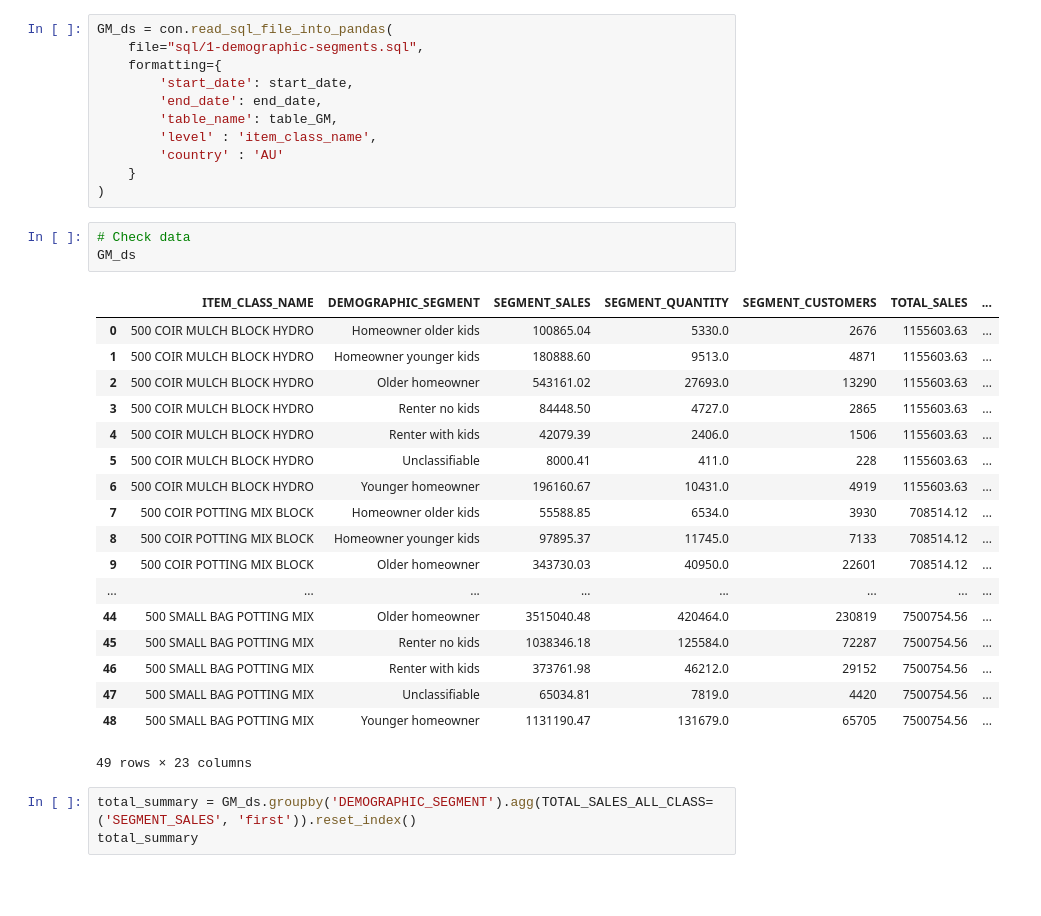
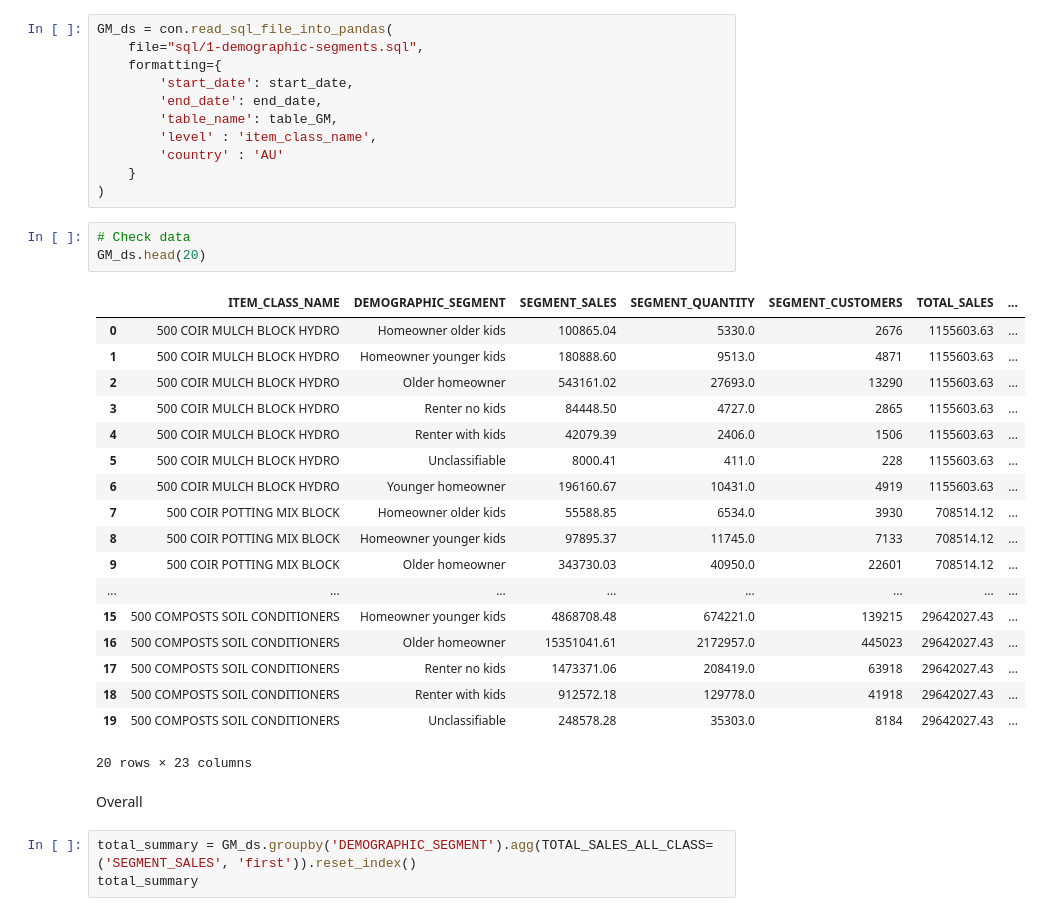
Before and after one commit to Meiji-Tran/Merch-Insights, a Jupyter notebook: NZ RR/400 GROWING MEDIA/General insights/profiling.ipynb, the cells around one changed output. Drawn from its saved outputs; the diff is of its cells as text; blank space fills up the shorter version.

```diff
--- a/NZ RR/400 GROWING MEDIA/General insights/profiling.ipynb
+++ b/NZ RR/400 GROWING MEDIA/General insights/profiling.ipynb
@@ -47,26 +47,28 @@ GM_ds = con.read_sql_file_into_pandas(
 )
 # %%
 # Check data
-GM_ds
+GM_ds.head(20)
 # %% [output]
 |  | ITEM_CLASS_NAME | DEMOGRAPHIC_SEGMENT | SEGMENT_SALES | SEGMENT_QUANTITY | SEGMENT_CUSTOMERS | TOTAL_SALES | ... |
 | 0 | 500 COIR MULCH BLOCK HYDRO | Homeowner older kids | 100865.04 | 5330.0 | 2676 | 1155603.63 | ... |
 | 1 | 500 COIR MULCH BLOCK HYDRO | Homeowner younger kids | 180888.60 | 9513.0 | 4871 | 1155603.63 | ... |
 | 2 | 500 COIR MULCH BLOCK HYDRO | Older homeowner | 543161.02 | 27693.0 | 13290 | 1155603.63 | ... |
 | 3 | 500 COIR MULCH BLOCK HYDRO | Renter no kids | 84448.50 | 4727.0 | 2865 | 1155603.63 | ... |
 | 4 | 500 COIR MULCH BLOCK HYDRO | Renter with kids | 42079.39 | 2406.0 | 1506 | 1155603.63 | ... |
 | 5 | 500 COIR MULCH BLOCK HYDRO | Unclassifiable | 8000.41 | 411.0 | 228 | 1155603.63 | ... |
 | 6 | 500 COIR MULCH BLOCK HYDRO | Younger homeowner | 196160.67 | 10431.0 | 4919 | 1155603.63 | ... |
 | 7 | 500 COIR POTTING MIX BLOCK | Homeowner older kids | 55588.85 | 6534.0 | 3930 | 708514.12 | ... |
 | 8 | 500 COIR POTTING MIX BLOCK | Homeowner younger kids | 97895.37 | 11745.0 | 7133 | 708514.12 | ... |
 | 9 | 500 COIR POTTING MIX BLOCK | Older homeowner | 343730.03 | 40950.0 | 22601 | 708514.12 | ... |
 | ... | ... | ... | ... | ... | ... | ... | ... |
-| 44 | 500 SMALL BAG POTTING MIX | Older homeowner | 3515040.48 | 420464.0 | 230819 | 7500754.56 | ... |
-| 45 | 500 SMALL BAG POTTING MIX | Renter no kids | 1038346.18 | 125584.0 | 72287 | 7500754.56 | ... |
-| 46 | 500 SMALL BAG POTTING MIX | Renter with kids | 373761.98 | 46212.0 | 29152 | 7500754.56 | ... |
-| 47 | 500 SMALL BAG POTTING MIX | Unclassifiable | 65034.81 | 7819.0 | 4420 | 7500754.56 | ... |
-| 48 | 500 SMALL BAG POTTING MIX | Younger homeowner | 1131190.47 | 131679.0 | 65705 | 7500754.56 | ... |
+| 15 | 500 COMPOSTS SOIL CONDITIONERS | Homeowner younger kids | 4868708.48 | 674221.0 | 139215 | 29642027.43 | ... |
+| 16 | 500 COMPOSTS SOIL CONDITIONERS | Older homeowner | 15351041.61 | 2172957.0 | 445023 | 29642027.43 | ... |
+| 17 | 500 COMPOSTS SOIL CONDITIONERS | Renter no kids | 1473371.06 | 208419.0 | 63918 | 29642027.43 | ... |
+| 18 | 500 COMPOSTS SOIL CONDITIONERS | Renter with kids | 912572.18 | 129778.0 | 41918 | 29642027.43 | ... |
+| 19 | 500 COMPOSTS SOIL CONDITIONERS | Unclassifiable | 248578.28 | 35303.0 | 8184 | 29642027.43 | ... |
-49 rows × 23 columns
+20 rows × 23 columns
+# %% [markdown]
+Overall
 # %%
 total_summary = GM_ds.groupby('DEMOGRAPHIC_SEGMENT').agg(TOTAL_SALES_ALL_CLASS=('SEGMENT_SALES', 'first')).reset_index()
 total_summary
```
Also changed, not shown: parts of 5 cells of this notebook, 4 other files.
